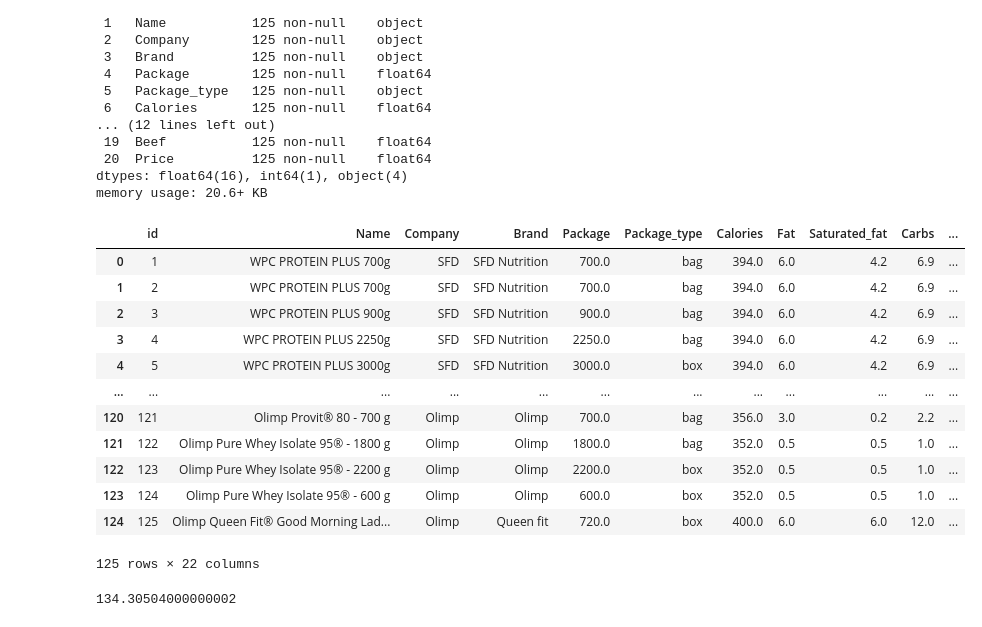
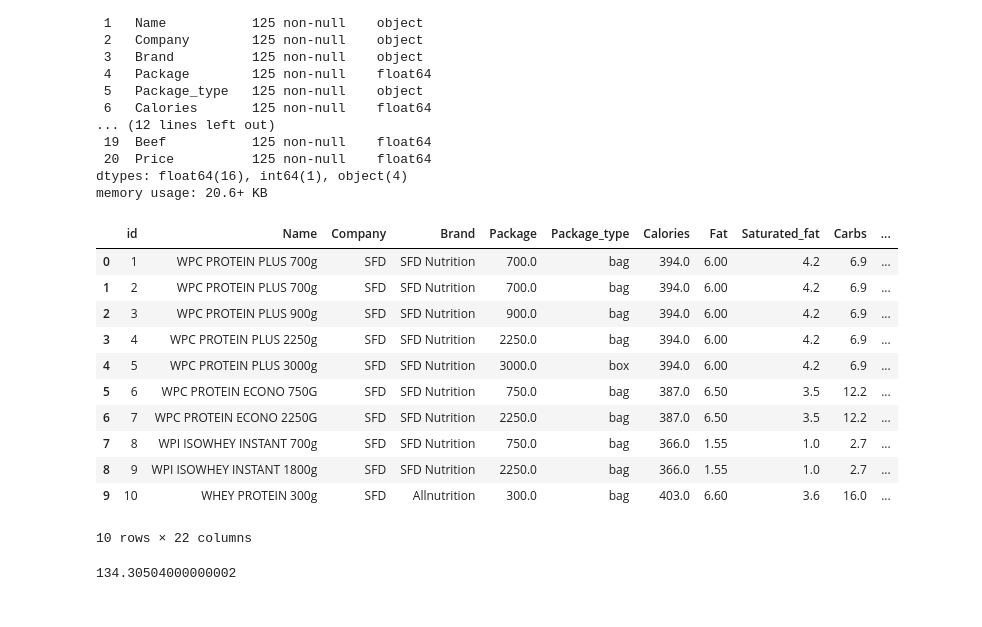
Before and after one commit to KamilShape/whey_analysis, a Jupyter notebook: Whey_analysis.ipynb, the cells around one changed output. Drawn from its saved outputs; the diff is of its cells as text; code cells hidden in the pictures.

```diff
--- a/Whey_analysis.ipynb
+++ b/Whey_analysis.ipynb
@@ -50,21 +34,20 @@ memory usage: 20.6+ KB
 #price per 100g
 whey['Price/100'] = whey['Price']/whey['Package']*100
 # %%
-whey
+whey.head(10)
 # %% [output]
 |  | id | Name | Company | Brand | Package | Package_type | Calories | Fat | Saturated_fat | Carbs | ... |
-| 0 | 1 | WPC PROTEIN PLUS 700g | SFD | SFD Nutrition | 700.0 | bag | 394.0 | 6.0 | 4.2 | 6.9 | ... |
-| 1 | 2 | WPC PROTEIN PLUS 700g | SFD | SFD Nutrition | 700.0 | bag | 394.0 | 6.0 | 4.2 | 6.9 | ... |
-| 2 | 3 | WPC PROTEIN PLUS 900g | SFD | SFD Nutrition | 900.0 | bag | 394.0 | 6.0 | 4.2 | 6.9 | ... |
-| 3 | 4 | WPC PROTEIN PLUS 2250g | SFD | SFD Nutrition | 2250.0 | bag | 394.0 | 6.0 | 4.2 | 6.9 | ... |
-| 4 | 5 | WPC PROTEIN PLUS 3000g | SFD | SFD Nutrition | 3000.0 | box | 394.0 | 6.0 | 4.2 | 6.9 | ... |
-| ... | ... | ... | ... | ... | ... | ... | ... | ... | ... | ... | ... |
-| 120 | 121 | Olimp Provit® 80 - 700 g | Olimp | Olimp | 700.0 | bag | 356.0 | 3.0 | 0.2 | 2.2 | ... |
-| 121 | 122 | Olimp Pure Whey Isolate 95® - 1800 g | Olimp | Olimp | 1800.0 | bag | 352.0 | 0.5 | 0.5 | 1.0 | ... |
-| 122 | 123 | Olimp Pure Whey Isolate 95® - 2200 g | Olimp | Olimp | 2200.0 | box | 352.0 | 0.5 | 0.5 | 1.0 | ... |
-| 123 | 124 | Olimp Pure Whey Isolate 95® - 600 g | Olimp | Olimp | 600.0 | box | 352.0 | 0.5 | 0.5 | 1.0 | ... |
-| 124 | 125 | Olimp Queen Fit® Good Morning Lad... | Olimp | Queen fit | 720.0 | box | 400.0 | 6.0 | 6.0 | 12.0 | ... |
+| 0 | 1 | WPC PROTEIN PLUS 700g | SFD | SFD Nutrition | 700.0 | bag | 394.0 | 6.00 | 4.2 | 6.9 | ... |
+| 1 | 2 | WPC PROTEIN PLUS 700g | SFD | SFD Nutrition | 700.0 | bag | 394.0 | 6.00 | 4.2 | 6.9 | ... |
+| 2 | 3 | WPC PROTEIN PLUS 900g | SFD | SFD Nutrition | 900.0 | bag | 394.0 | 6.00 | 4.2 | 6.9 | ... |
+| 3 | 4 | WPC PROTEIN PLUS 2250g | SFD | SFD Nutrition | 2250.0 | bag | 394.0 | 6.00 | 4.2 | 6.9 | ... |
+| 4 | 5 | WPC PROTEIN PLUS 3000g | SFD | SFD Nutrition | 3000.0 | box | 394.0 | 6.00 | 4.2 | 6.9 | ... |
+| 5 | 6 | WPC PROTEIN ECONO 750G | SFD | SFD Nutrition | 750.0 | bag | 387.0 | 6.50 | 3.5 | 12.2 | ... |
+| 6 | 7 | WPC PROTEIN ECONO 2250G | SFD | SFD Nutrition | 2250.0 | bag | 387.0 | 6.50 | 3.5 | 12.2 | ... |
+| 7 | 8 | WPI ISOWHEY INSTANT 700g | SFD | SFD Nutrition | 750.0 | bag | 366.0 | 1.55 | 1.0 | 2.7 | ... |
+| 8 | 9 | WPI ISOWHEY INSTANT 1800g | SFD | SFD Nutrition | 2250.0 | bag | 366.0 | 1.55 | 1.0 | 2.7 | ... |
+| 9 | 10 | WHEY PROTEIN 300g | SFD | Allnutrition | 300.0 | bag | 403.0 | 6.60 | 3.6 | 16.0 | ... |
-125 rows × 22 columns
+10 rows × 22 columns
 # %%
 #avg price
 whey['Price'].mean()
```
Also changed, not shown: parts of 9 cells of this notebook.
